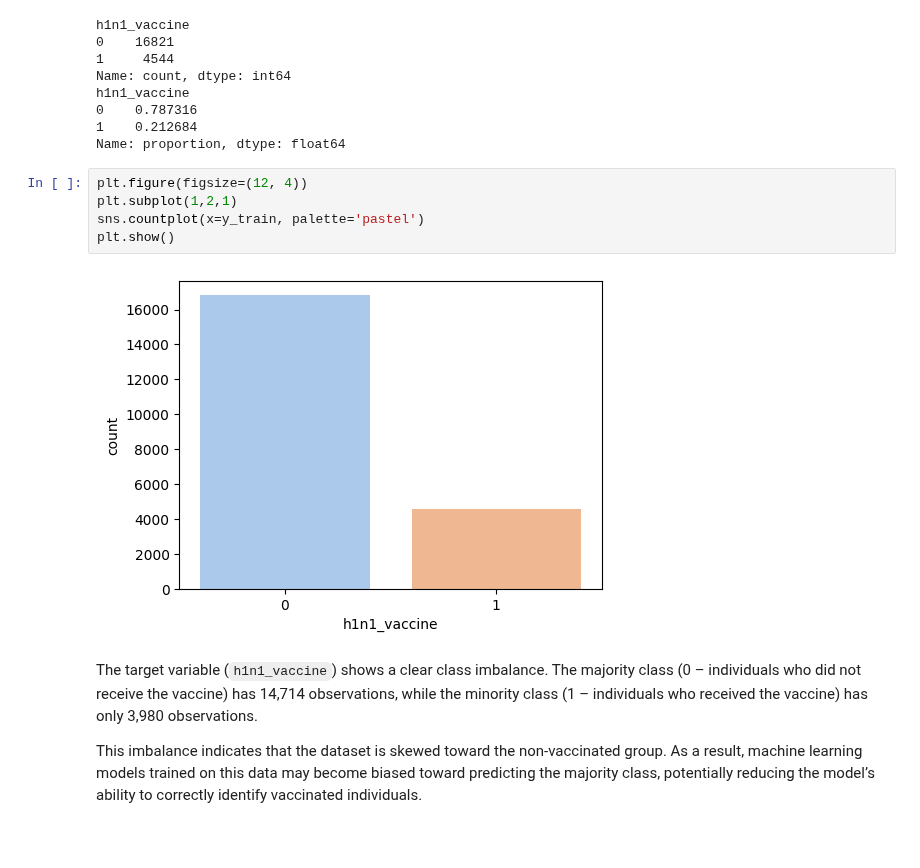
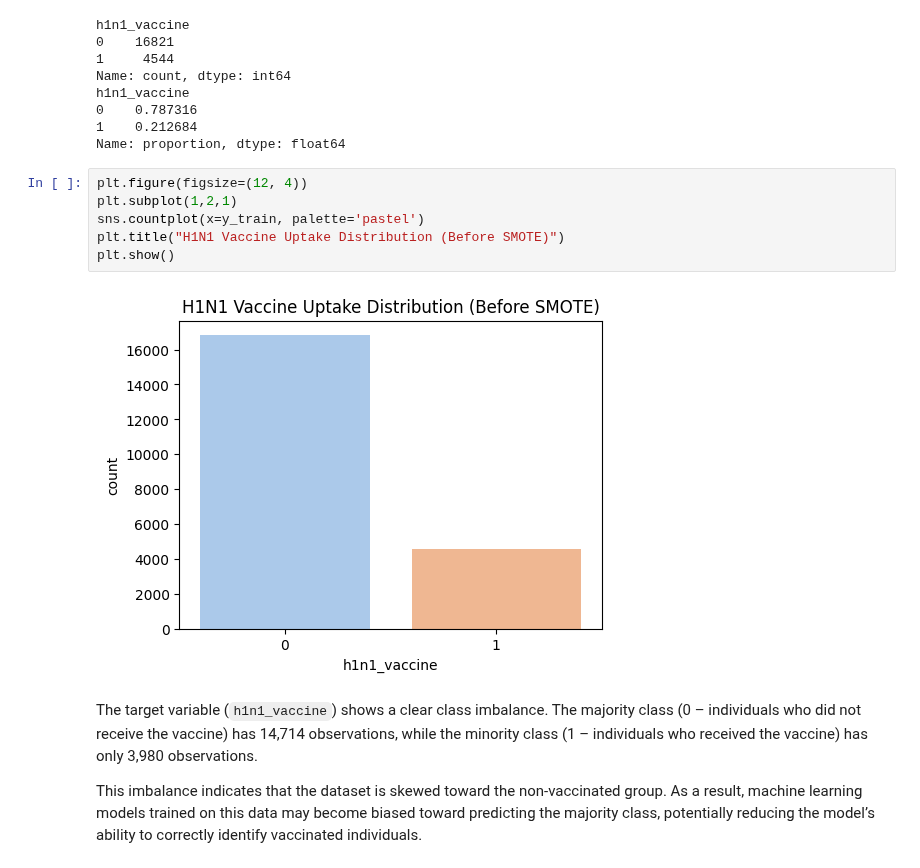
Before and after one commit to MaurineChemutai/Phase_3_Project_H1N1-and-Seasonal-Flu-Vaccines-Classification-Model, a Jupyter notebook: index.ipynb, the cells around one changed output. Drawn from its saved outputs; the diff is of its cells as text; blank space fills up the shorter version.

Commit message:
Adding visualizations

```diff
--- a/index.ipynb
+++ b/index.ipynb
@@ -844,10 +856,11 @@ Name: proportion, dtype: float64
 # %%
 plt.figure(figsize=(12, 4))
 plt.subplot(1,2,1)
 sns.countplot(x=y_train, palette='pastel')
+plt.title("H1N1 Vaccine Uptake Distribution (Before SMOTE)")
 plt.show()
 # %% [output]
-[figure, old version]
+[figure, new version]
 # %% [markdown]
 The target variable (`h1n1_vaccine`) shows a clear class imbalance. The majority class (0 – individuals who did not receive the vaccine) has 14,714 observations, while the minority class (1 – individuals who received the vaccine) has only 3,980 observations.
 
```
Also changed, not shown: parts of 14 cells of this notebook.
